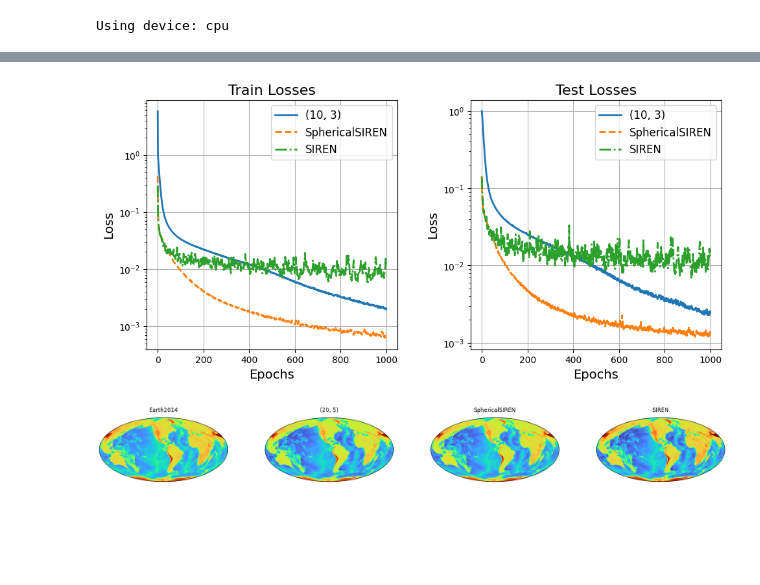
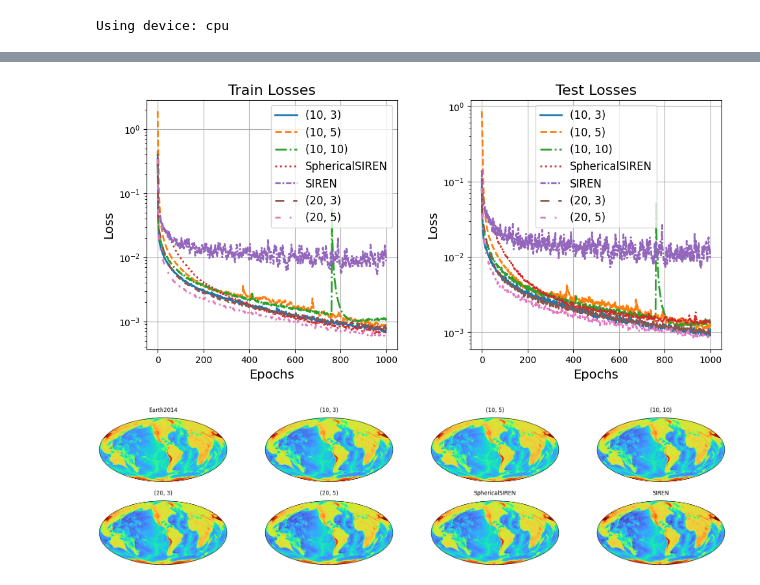
Before and after one commit to TheoHanon/TFE, a Jupyter notebook: SAMPTA/earth.ipynb, the cells around one changed output, grey strips where cells are left out. Cells and saved outputs as stored; diff of their text form; code cells hidden in the pictures; blank space fills up the shorter version.

```diff
--- a/SAMPTA/earth.ipynb
+++ b/SAMPTA/earth.ipynb
@@ -67,5 +60,11 @@ dict_predictions = {}
+# %%
+activation_degrees = [(10, 3), (10, 5), (10, 10), (20, 3), (20, 5)]
+alphas = [(1, 1), (1, 1), (2, 2), (2, 2), (2, 2)]
+dict_train_losses = {}
+dict_test_losses = {}
+dict_predictions = {}
 # %%
-for (deg_first, deg_subseq) in activation_degrees:
+for (deg_first, deg_subseq), (alpha_first, alpha_subseq) in zip(activation_degrees, alphas):
 
     shinr = sph.SphericalNet(
 
@@ -73,8 +72,8 @@ for (deg_first, deg_subseq) in activation_degrees:
         Q = 3,
         hidden_features = 100,
         spectral_norm=True,
-        activation = sph.Chebyshev(order = deg_subseq, alpha = 1.0),
-        first_activation=sph.Chebyshev(order = deg_first, alpha = 1.0),
+        activation = sph.Chebyshev(order = deg_subseq, alpha = alpha_first),
+        first_activation=sph.Chebyshev(order = deg_first, alpha = alpha_subseq),
         device=device
 
     )
@@ -93,30 +92,4 @@ for (deg_first, deg_subseq) in activation_degrees:
 
     pred = shinr(X_test).cpu().detach().numpy()
     dict_predictions[(deg_first, deg_subseq)] = scaler.inverse_transform(pred.reshape(-1, 1)).reshape(nlat_test, nlon_test)
-
-
-shinr = sph.SphericalNet(
-
-    L0 = 15,
-    Q = 3,
-    hidden_features = 100,
-    activation = torch.sin,
-    first_activation=lambda x : torch.sin(5*x),
-    device=device
-)
-
-dict_train_losses["SphericalSIREN"], dict_test_losses["SphericalSIREN"] = sph.train(
-    model = shinr,
-    x = X,
-    y = y,
-    epochs = 1000,#000,
-    batch_size=2048,
-    optimizer = torch.optim.Adam(shinr.parameters(), lr=1e-3),
-    loss_fn= torch.nn.MSELoss(),
-    validation_data=(X_val, y_val),
-    device=device
-    )
-
-pred = shinr(X_test).detach().numpy()
-dict_predictions["SphericalSIREN"] = scaler.inverse_transform(pred.reshape(-1, 1)).reshape(nlat_test, nlon_test)
 # %% [output]
@@ -156,18 +154,20 @@ fig = plt.figure(figsize=(10, 5))
 subfigs = fig.subfigures(1, 2)
 sph.plot_losses(dict_train_losses, fig = subfigs[0], title = "Train Losses")
 sph.plot_losses(dict_test_losses, fig = subfigs[1], title = "Test Losses")
+plt.savefig("figures/losses.pdf")
 plt.show()
 # %% [output]
-[figure, old version]
+[figure, new version]
 # %%
 fig = plt.figure(figsize=(20, 5))
-subfigs = fig.subfigures(1, 4)
+subfigs = fig.subfigures(2, 4)
 subfigs = subfigs.flatten()
 
 for i, (label, pred) in enumerate(dict_predictions.items()):
     sph.plot_sphere(pred, cmap = "turbo", title = label, central_latitude=40, central_longitude=-90, fig=subfigs[i+1], molweide=True)
 
 sph.plot_sphere(world_map_test, cmap = "turbo", title = "Earth2014", central_latitude=40, central_longitude=-90, fig=subfigs[0], molweide=True)
+plt.savefig("figures/predictions.pdf")
 plt.show()
 # %% [output]
-[figure, old version]
+[figure, new version]
```
Also changed, not shown: parts of 6 cells of this notebook, 3 other files.
